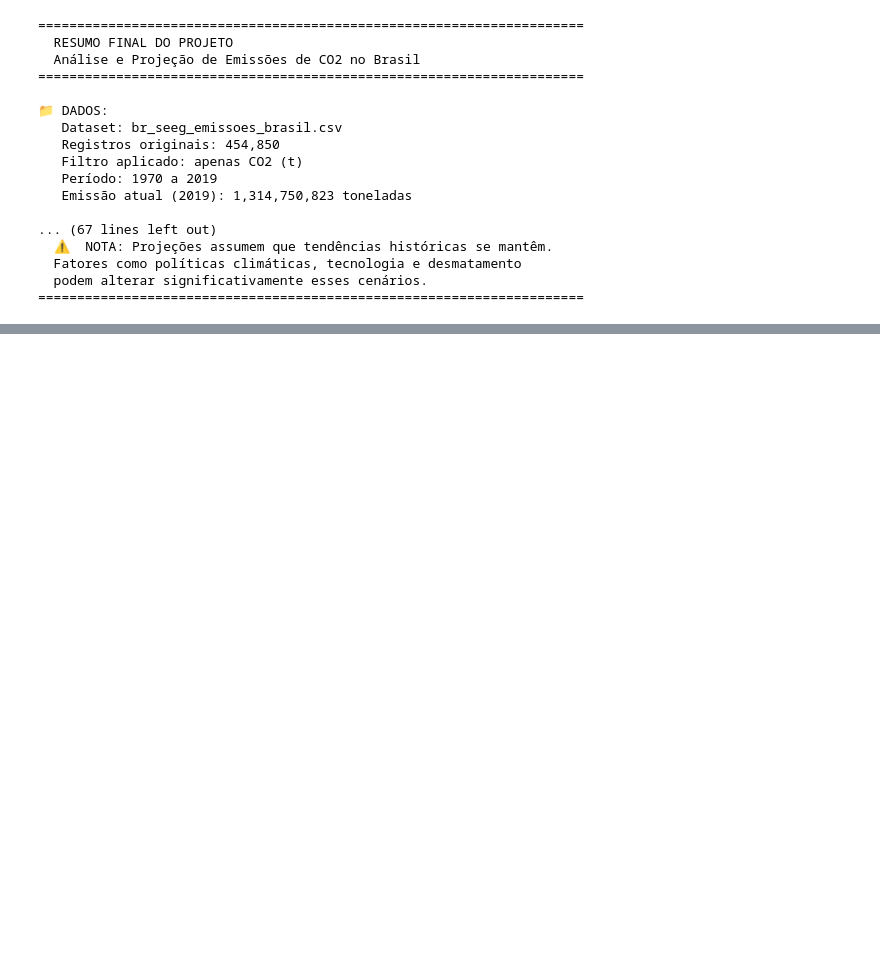
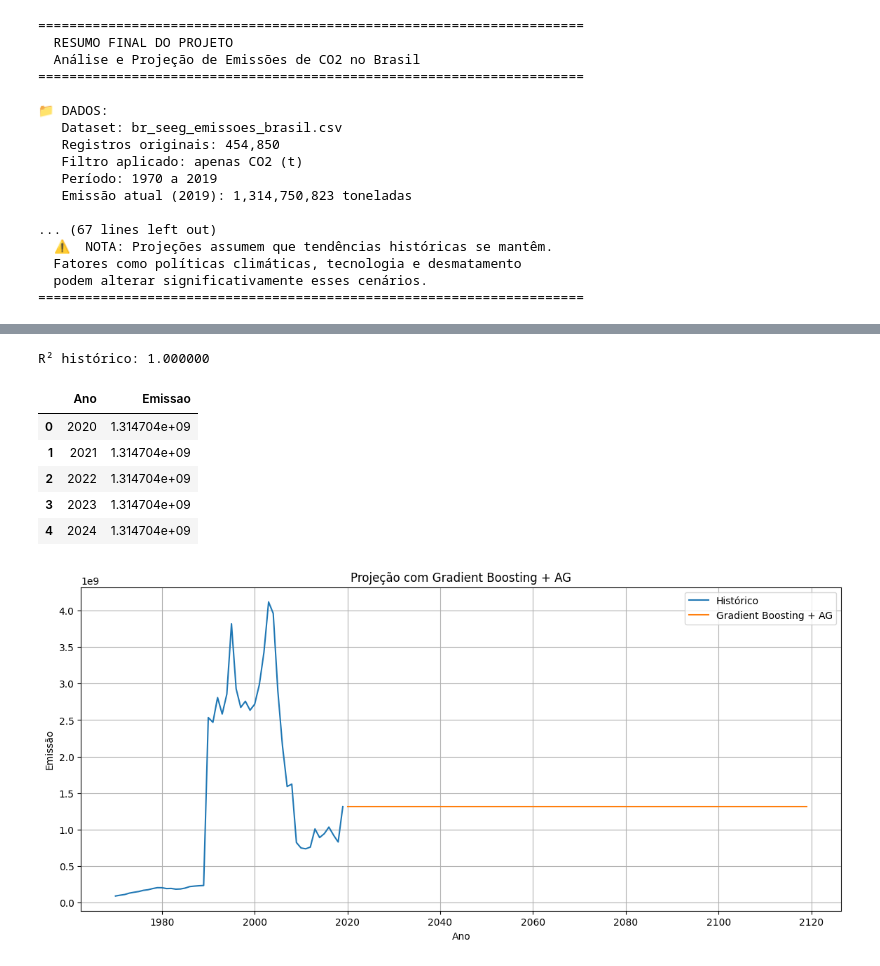
Before and after one commit to gblsun/analise-emissoes-co2-brasil, a Jupyter notebook: ProjetoEmissao-teste.ipynb, the cells around one changed output, grey strips where cells are left out. Saved outputs shown, nothing was run; the diff lists cells and outputs as text; code cells hidden in the pictures; blank space fills up the shorter version.

```diff
--- a/ProjetoEmissao-teste.ipynb
+++ b/ProjetoEmissao-teste.ipynb
@@ -1602,0 +1874,75 @@ Resíduos                                   100             0.27
+# %%
+# Projeção com Gradient Boosting otimizado por AG
+#
+# O Gradient Boosting cria árvores sequenciais,
+# onde cada árvore tenta corrigir os erros da anterior.
+#
+# Frequentemente apresenta desempenho superior à Random Forest.
+#
+# O Algoritmo Genético foi utilizado para encontrar os
+# melhores hiperparâmetros automaticamente.
+
+from sklearn.ensemble import GradientBoostingRegressor
+
+modelo_gbr = GradientBoostingRegressor(
+    random_state=42,
+    **params_gbr
+)
+
+modelo_gbr.fit(
+    X_poly,
+    y_total
+)
+
+y_pred_treino = modelo_gbr.predict(
+    X_poly
+)
+
+r2_gbr = r2_score(
+    y_total,
+    y_pred_treino
+)
+
+previsoes_gbr = modelo_gbr.predict(
+    X_futuro_poly
+)
+
+df_gbr = pd.DataFrame({
+    "Ano": anos_futuros.flatten(),
+    "Emissao": previsoes_gbr
+})
+
+print(f"R² histórico: {r2_gbr:.6f}")
+
+display(df_gbr.head())
+
+plt.figure(figsize=(14,6))
+
+plt.plot(
+    df_total["ano"],
+    y_total,
+    label="Histórico"
+)
+
+plt.plot(
+    df_gbr["Ano"],
+    df_gbr["Emissao"],
+    label="Gradient Boosting + AG"
+)
+
+plt.title("Projeção com Gradient Boosting + AG")
+plt.xlabel("Ano")
+plt.ylabel("Emissão")
+plt.legend()
+plt.grid(True)
+
+plt.show()
+# %% [output]
+R² histórico: 1.000000
+|  | Ano | Emissao |
+| 0 | 2020 | 1.314704e+09 |
+| 1 | 2021 | 1.314704e+09 |
+| 2 | 2022 | 1.314704e+09 |
+| 3 | 2023 | 1.314704e+09 |
+| 4 | 2024 | 1.314704e+09 |
+[figure, added]
```
Also changed, not shown: parts of 50 cells of this notebook, 16 other files.
